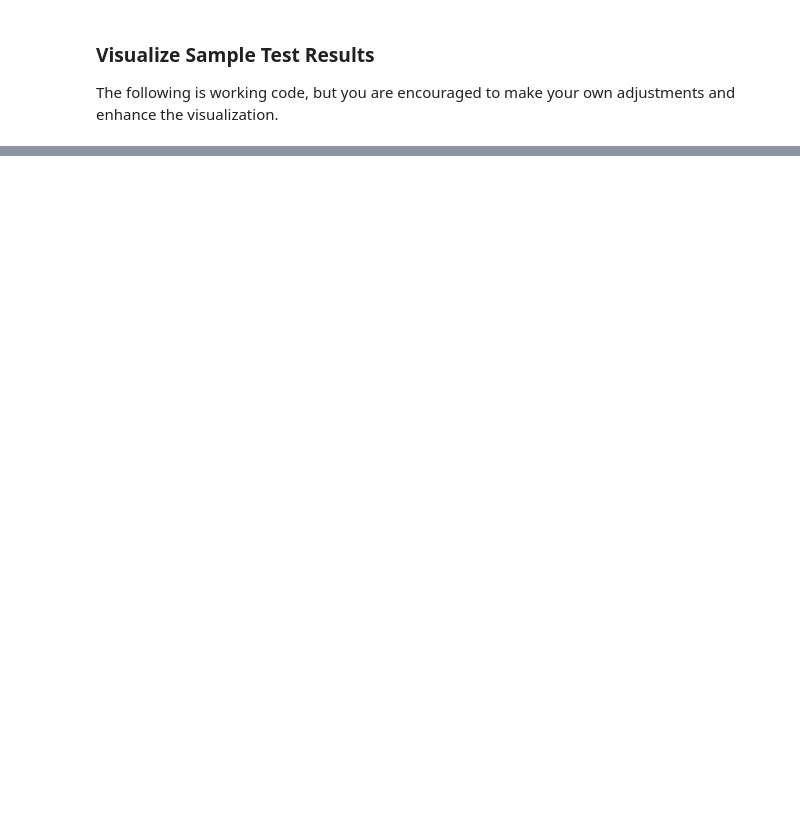
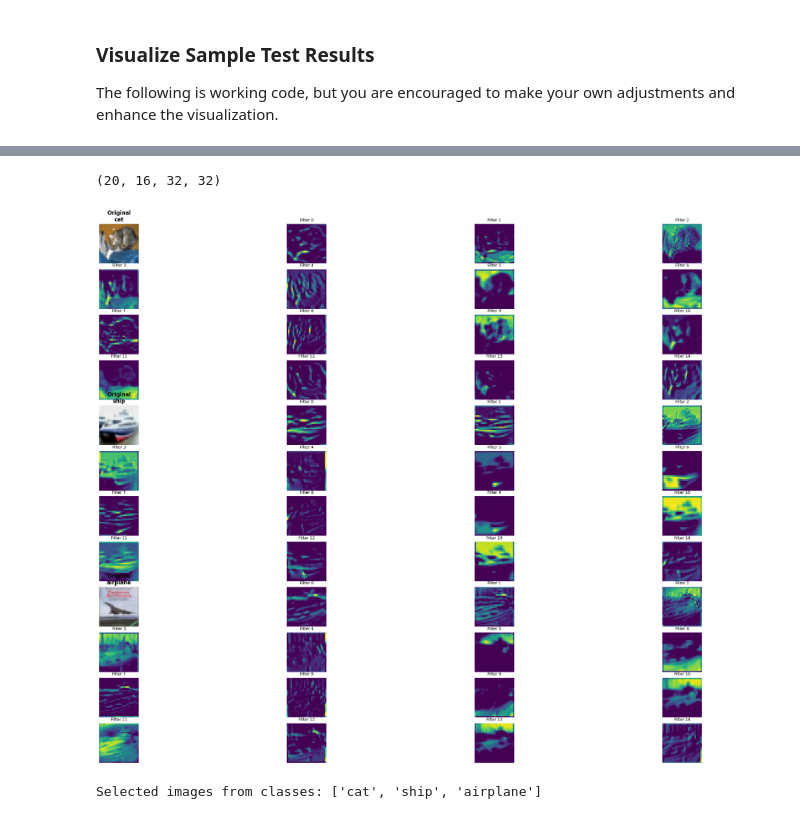
Before and after one commit to bdaqiq01/CSCI611_Basira_Daqiq, a Jupyter notebook: Assignment_2/build_cnn/build_cnn.ipynb, the cells around one changed output, grey strips where cells are left out. Saved outputs shown, nothing was run; the diff lists cells and outputs as text; code cells hidden in the pictures; blank space fills up the shorter version.

```diff
--- a/Assignment_2/build_cnn/build_cnn.ipynb
+++ b/Assignment_2/build_cnn/build_cnn.ipynb
@@ -393,0 +438,7 @@ The following is working code, but you are encouraged to make your own adjustmen
+# %%
+label_ind = {classes[i]: i for i in range(len(classes))}
+print(label_ind)
+classes
+labels
+for i, label in enumerate(labels):
+    print(i, label)
@@ -393,0 +483,6 @@ The following is working code, but you are encouraged to make your own adjustmen
+# %%
+output1 = output1.cpu()
+feature_maps = output1.detach().numpy()
+feature_maps.shape
+# %% [output]
+(20, 16, 32, 32)
@@ -393,0 +562,28 @@ The following is working code, but you are encouraged to make your own adjustmen
+# %%
+# Increase figure size significantly and reduce spacing
+fig = plt.figure(figsize=(24, 18)) #sets the grid size
+
+# Create 12 rows (3 samples × 4 rows) × 4 columns
+for img_idx, (orig_idx, class_label) in enumerate(zip(selected_indices, selected_labels)):
+    # Plot original image in the top-left of this sample's 4x4 grid
+    ax = fig.add_subplot(12, 4, img_idx * 16 + 1)
+    ax.imshow(np.transpose(selected_images_np[img_idx], (1, 2, 0)) / 2 + 0.5)  # unnormalize
+    ax.set_title(f'Original\n{classes[class_label]}', fontsize=12, fontweight='bold')
+    ax.axis('off')
+
+    # Plot 15 filters in the remaining positions of the 4x4 grid
+    for filter_idx in range(15):
+        subplot_num = img_idx * 16 + filter_idx + 2  # +2 because position 1 is original
+        ax = fig.add_subplot(12, 4, subplot_num)
+        ax.imshow(feature_maps[img_idx, filter_idx], cmap='viridis')
+        ax.set_title(f'Filter {filter_idx}', fontsize=9)
+        ax.axis('off')
+
+# Reduce white space by adjusting subplot parameters
+plt.subplots_adjust(left=0.02, right=0.98, top=0.96, bottom=0.02, wspace=0.1, hspace=0.15)
+plt.show()
+
+print(f"Selected images from classes: {[classes[label] for label in selected_labels]}")
+# %% [output]
+[figure, added]
+Selected images from classes: ['cat', 'ship', 'airplane']
```
Also changed, not shown: parts of 20 cells of this notebook, 1 other file.
